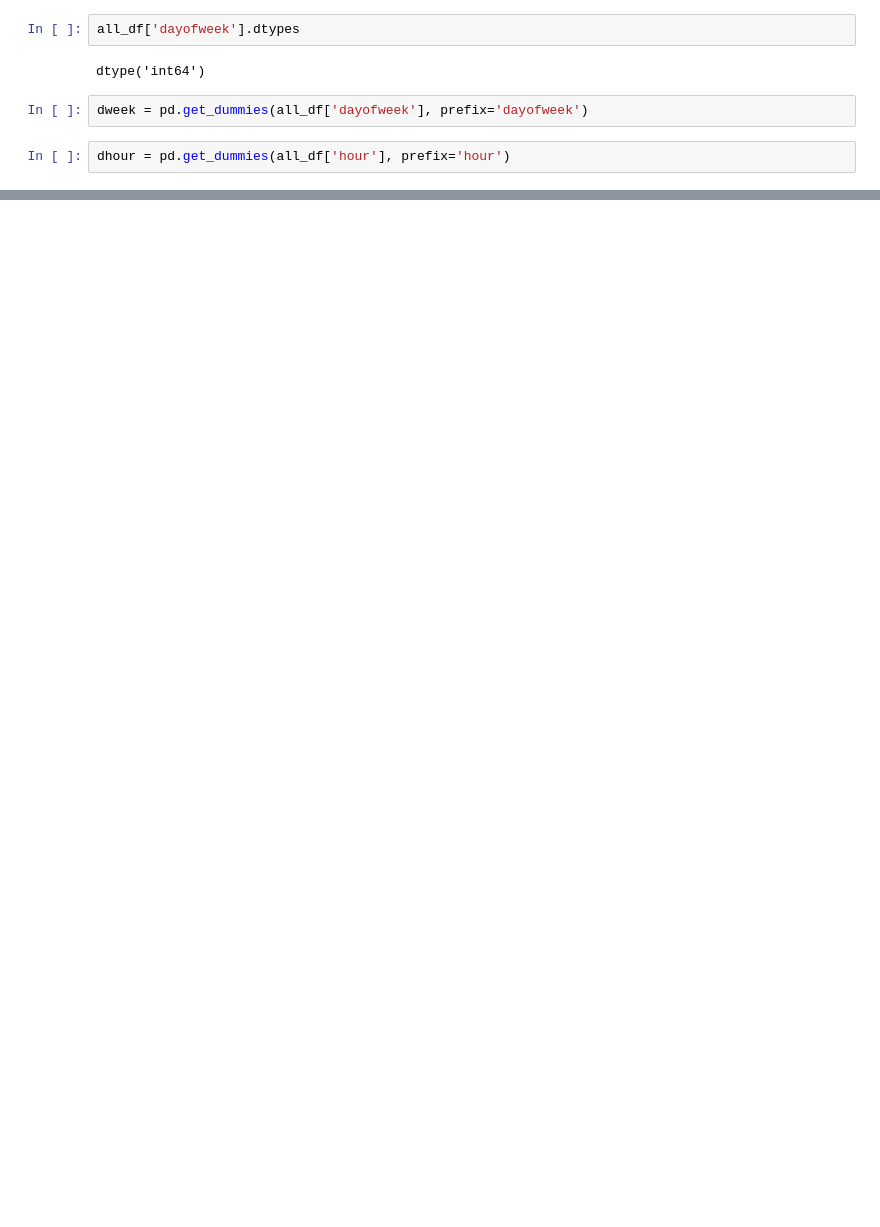
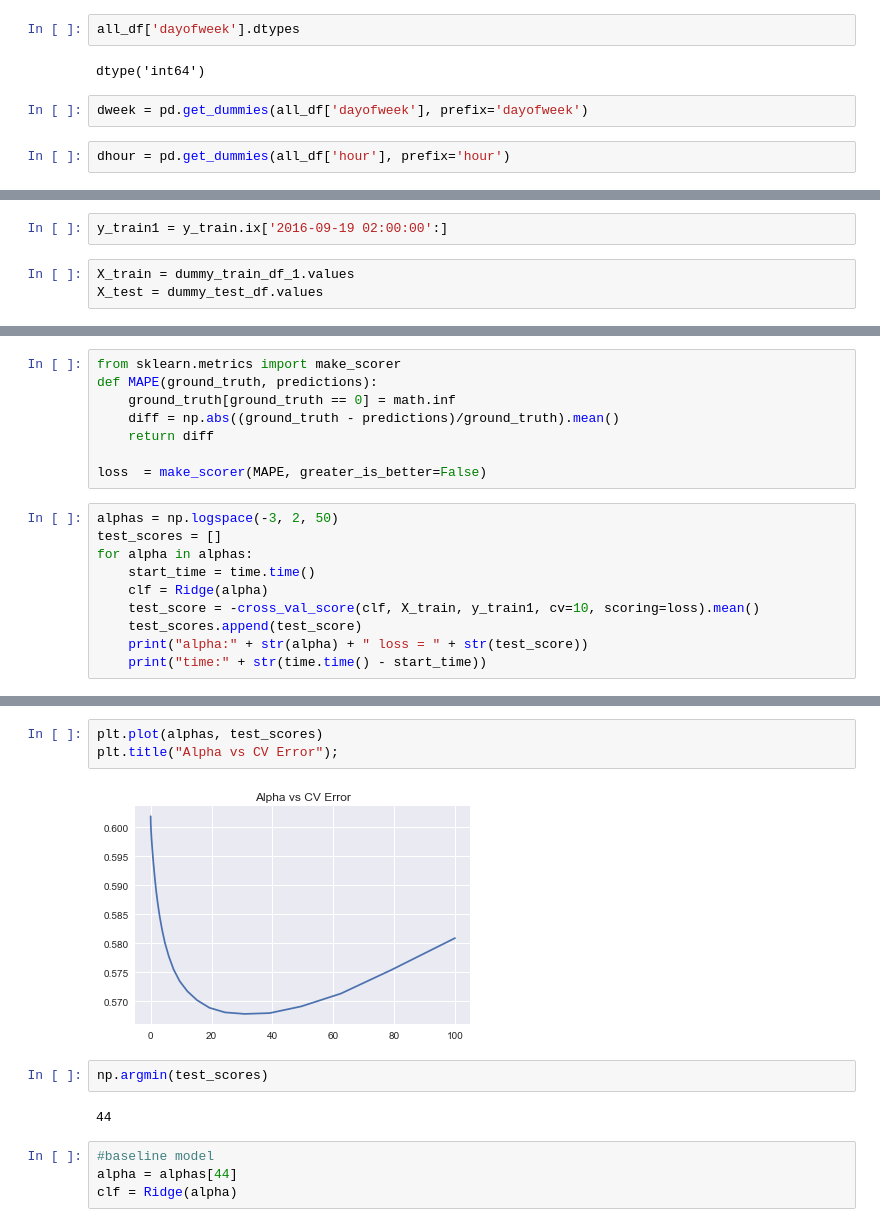
Before and after one commit to Gan-Jiang/KDD-CUP-2017, a Jupyter notebook: model_2_0.ipynb, the cells around one changed output, grey strips where cells are left out. Cells and saved outputs as stored; diff of their text form; blank space fills up the shorter version.

Commit message:
first model

```diff
--- a/model_2_0.ipynb
+++ b/model_2_0.ipynb
@@ -136,0 +101,5 @@ Name: B1_1, dtype: float64
+# %%
+y_train1 = y_train.ix['2016-09-19 02:00:00':]
+# %%
+X_train = dummy_train_df_1.values
+X_test = dummy_test_df.values
@@ -136,0 +114,18 @@ Name: B1_1, dtype: float64
+# %%
+from sklearn.metrics import make_scorer
+def MAPE(ground_truth, predictions):
+    ground_truth[ground_truth == 0] = math.inf
+    diff = np.abs((ground_truth - predictions)/ground_truth).mean()
+    return diff
+
+loss  = make_scorer(MAPE, greater_is_better=False)
+# %%
+alphas = np.logspace(-3, 2, 50)
+test_scores = []
+for alpha in alphas:
+    start_time = time.time()
+    clf = Ridge(alpha)
+    test_score = -cross_val_score(clf, X_train, y_train1, cv=10, scoring=loss).mean()
+    test_scores.append(test_score)
+    print("alpha:" + str(alpha) + " loss = " + str(test_score))
+    print("time:" + str(time.time() - start_time))
@@ -136,0 +150,13 @@ Name: B1_1, dtype: float64
+# %%
+plt.plot(alphas, test_scores)
+plt.title("Alpha vs CV Error");
+# %% [output]
+[figure, added]
+# %%
+np.argmin(test_scores)
+# %% [output]
+44
+# %%
+#baseline model
+alpha = alphas[44]
+clf = Ridge(alpha)
```
Also changed, not shown: parts of 32 cells of this notebook, 1 other file.
